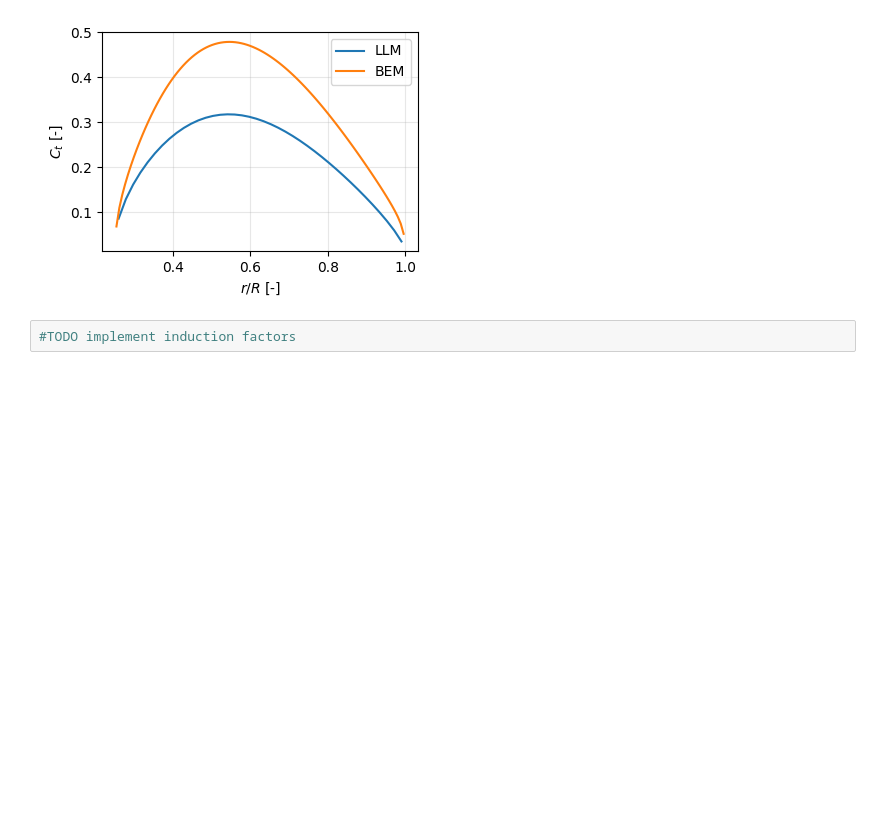
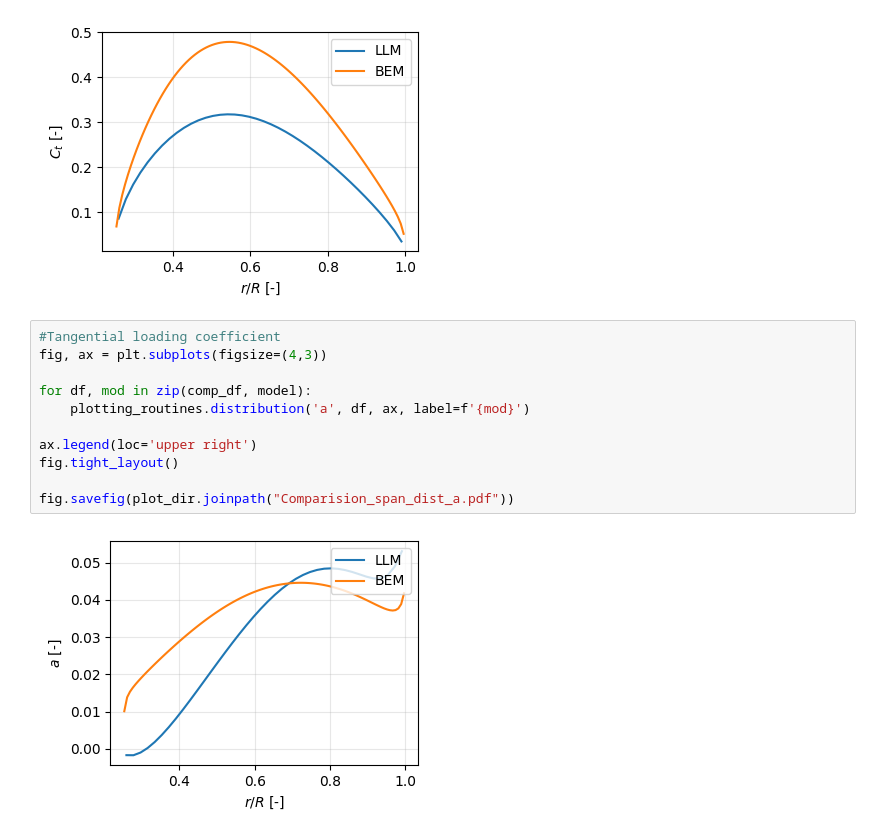
Before and after one commit to NeoStellarator/AE4135_RWA_assignments, a Jupyter notebook: 2_LLM/Ploting.ipynb, the cells around one changed output. Saved outputs shown, nothing was run; the diff lists cells and outputs as text; blank space fills up the shorter version.

```diff
--- a/2_LLM/Ploting.ipynb
+++ b/2_LLM/Ploting.ipynb
@@ -233,4 +271,15 @@ fig.savefig(plot_dir.joinpath("Comparision_span_dist_Cy.pdf"))
 # %% [output]
 [figure]
 # %%
-#TODO implement induction factors
+#Tangential loading coefficient
+fig, ax = plt.subplots(figsize=(4,3))
+
+for df, mod in zip(comp_df, model):
+    plotting_routines.distribution('a', df, ax, label=f'{mod}')
+
+ax.legend(loc='upper right')
+fig.tight_layout()
+
+fig.savefig(plot_dir.joinpath("Comparision_span_dist_a.pdf"))
+# %% [output]
+[figure, added]
```
Also changed, not shown: parts of 4 cells of this notebook, 2 other files.
